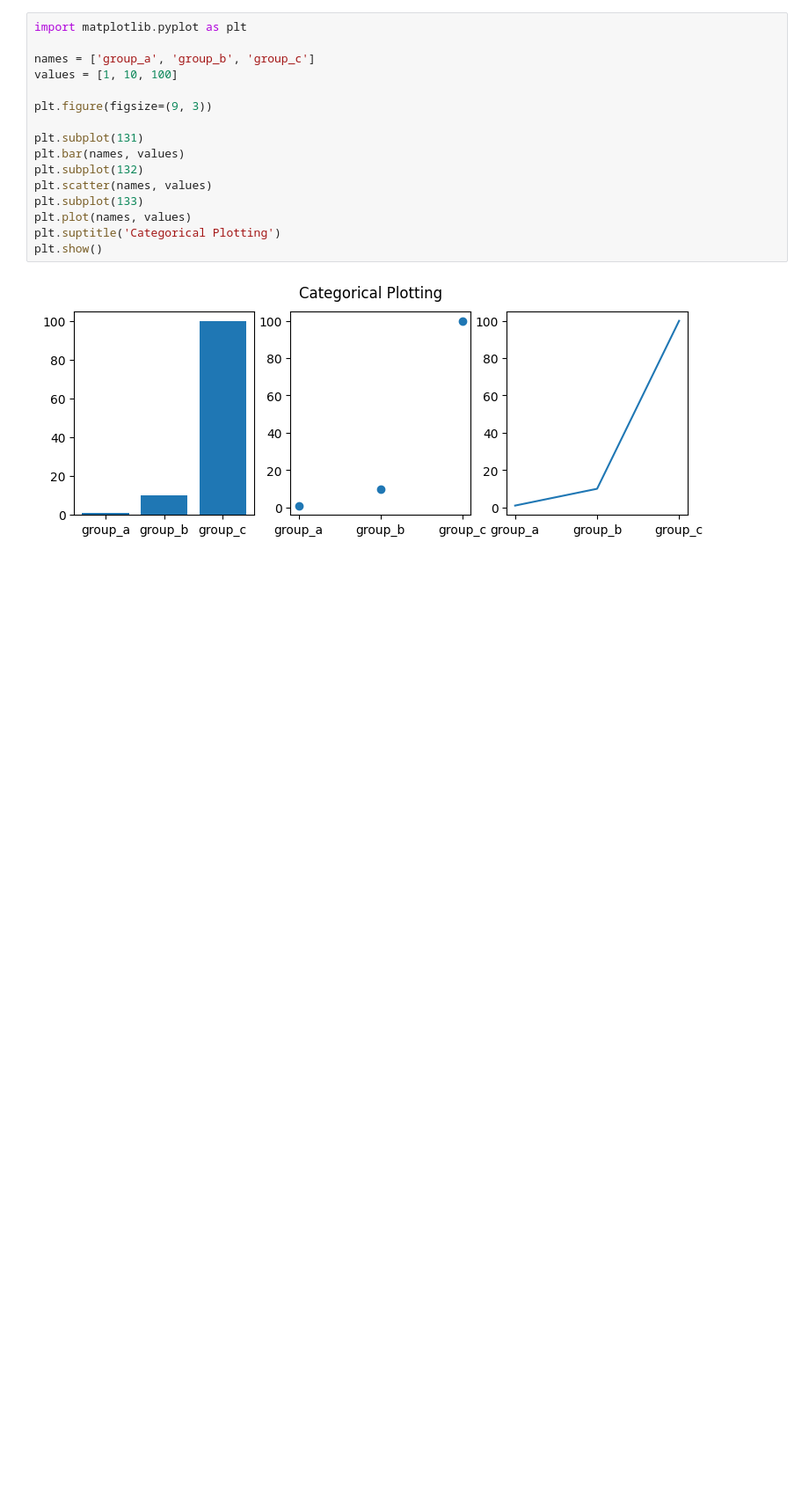
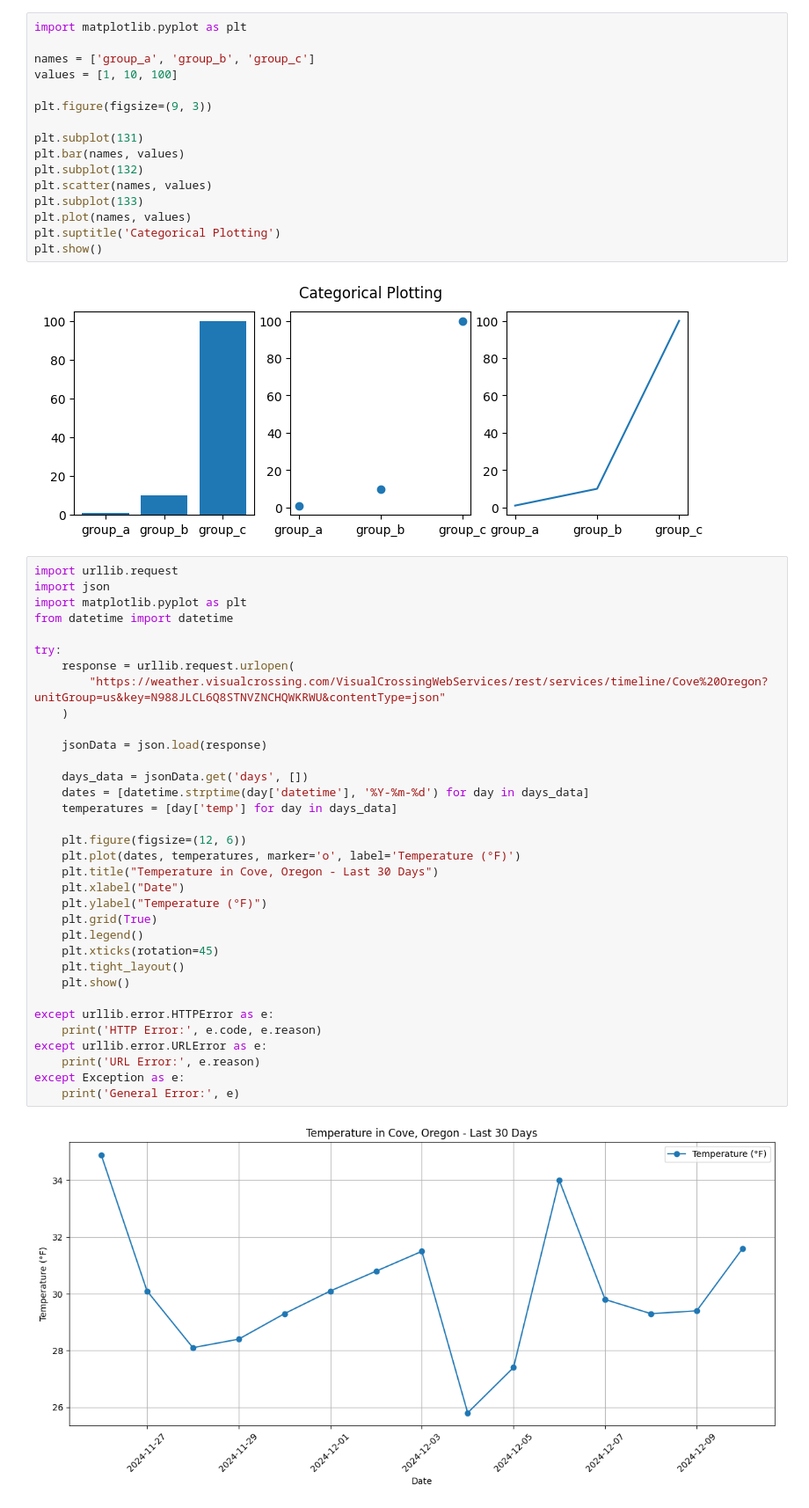
Before and after one commit to CSD-ComputerScience-24-25/codespaces-jupyter, a Jupyter notebook: Reese/MatPlotLib.ipynb, the cells around one changed output. Shown: that part at 88% size. Saved outputs shown, nothing was run; the diff lists cells and outputs as text; blank space fills up the shorter version.

```diff
--- a/Reese/MatPlotLib.ipynb
+++ b/Reese/MatPlotLib.ipynb
@@ -100,6 +100,42 @@ plt.suptitle('Categorical Plotting')
 plt.show()
 # %% [output]
 [figure]
+# %%
+import urllib.request
+import json
+import matplotlib.pyplot as plt
+from datetime import datetime
+
+try:
+    response = urllib.request.urlopen(
+        "https://weather.visualcrossing.com/VisualCrossingWebServices/rest/services/timeline/Cove%20Oregon?unitGroup=us&key=N988JLCL6Q8STNVZNCHQWKRWU&contentType=json"
+    )
+
+    jsonData = json.load(response)
+
+    days_data = jsonData.get('days', [])
+    dates = [datetime.strptime(day['datetime'], '%Y-%m-%d') for day in days_data]
+    temperatures = [day['temp'] for day in days_data]
+
+    plt.figure(figsize=(12, 6))
+    plt.plot(dates, temperatures, marker='o', label='Temperature (°F)')
+    plt.title("Temperature in Cove, Oregon - Last 30 Days")
+    plt.xlabel("Date")
+    plt.ylabel("Temperature (°F)")
+    plt.grid(True)
+    plt.legend()
+    plt.xticks(rotation=45)
+    plt.tight_layout()
+    plt.show()
+
+except urllib.error.HTTPError as e:
+    print('HTTP Error:', e.code, e.reason)
+except urllib.error.URLError as e:
+    print('URL Error:', e.reason)
+except Exception as e:
+    print('General Error:', e)
+# %% [output]
+[figure, added]
 # %%
 import requests
 import pandas as pd
```
Also changed, not shown: parts of 2 cells of this notebook.
